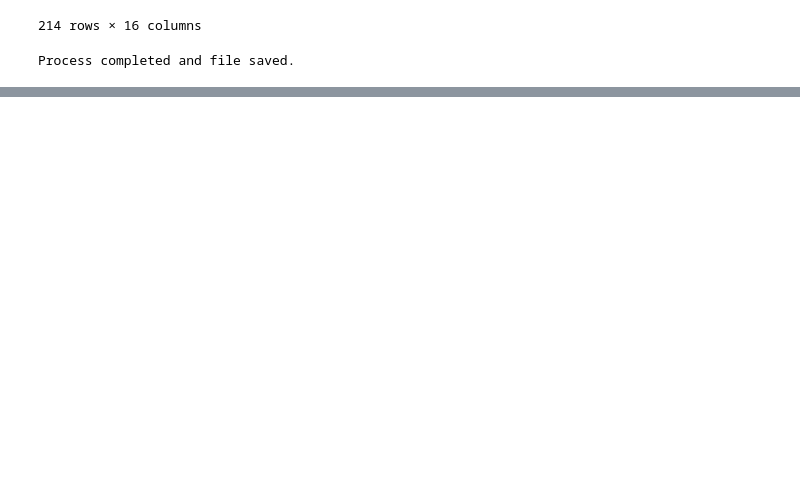
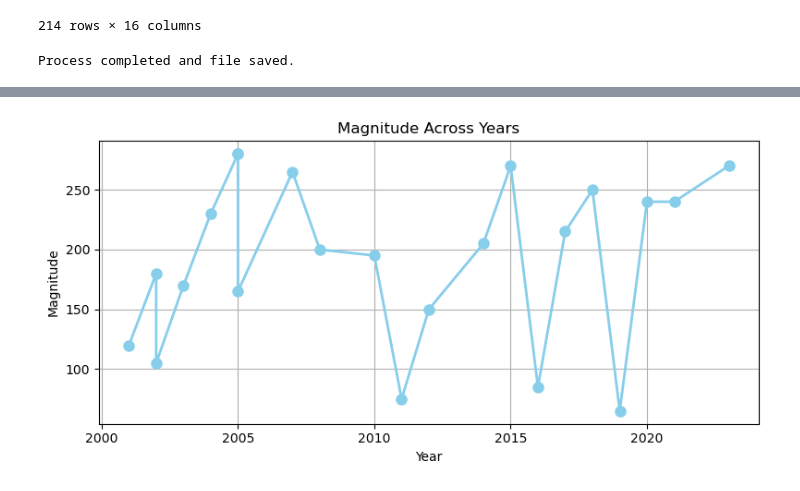
Before and after one commit to endoplasmicosmic/Hurricanes-Economic-Social-Impact, a Jupyter notebook: Hurricane Impact Analysis.ipynb, the cells around one changed output, grey strips where cells are left out. Saved outputs shown, nothing was run; the diff lists cells and outputs as text; code cells hidden in the pictures; blank space fills up the shorter version.

```diff
--- a/Hurricane Impact Analysis.ipynb
+++ b/Hurricane Impact Analysis.ipynb
@@ -357,0 +461,12 @@ Process completed and file saved.
+# %%
+plt.figure(figsize=(8, 4))
+plt.plot(yearly_emdat_data_df['Start Year'], yearly_emdat_data_df['Magnitude'], marker='o', color='skyblue', linestyle='-', linewidth=2, markersize=8)
+plt.xlabel('Year')
+plt.ylabel('Magnitude')
+plt.title('Magnitude Across Years')
+plt.tight_layout()
+plt.grid(True)
+#plt.savefig('Images/Magnitude_Across_Years.png')
+plt.show()
+# %% [output]
+[figure, added]
```
Also changed, not shown: parts of 28 cells of this notebook, 23 other files.
